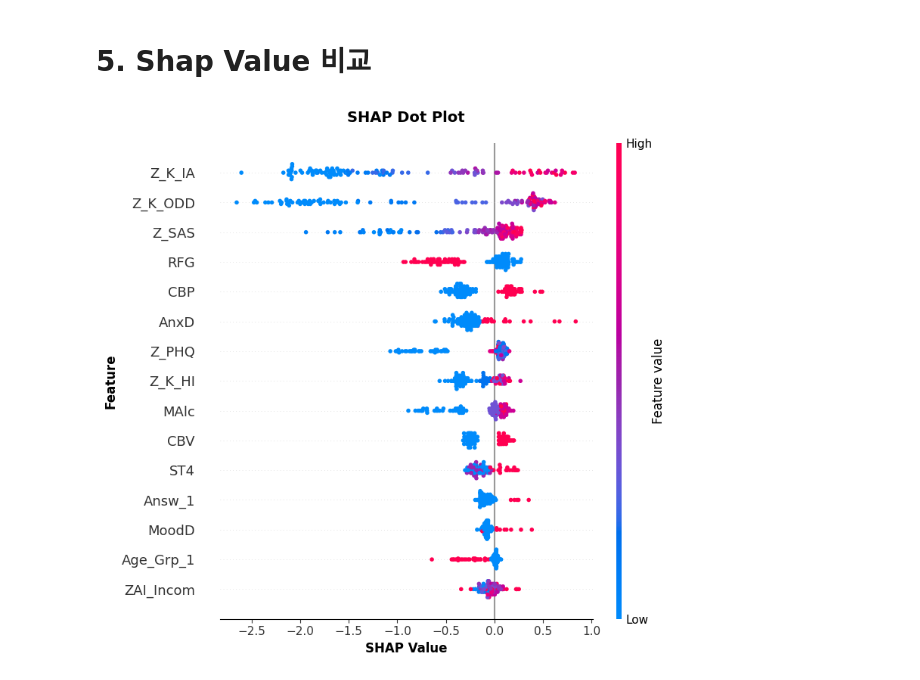
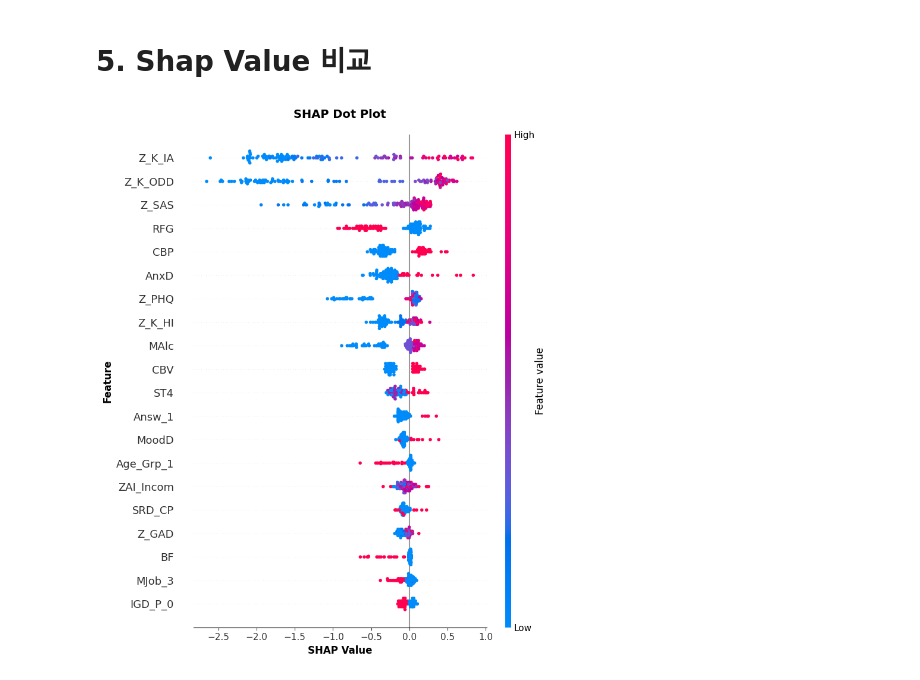
Before and after one commit to dablro12/snuh_hawkeye_ODD, a Jupyter notebook: Notebooks/3_ML_Result_Analayzer.ipynb, the cells around one changed output. Drawn from its saved outputs; the diff is of its cells as text; code cells hidden in the pictures.

```diff
--- a/Notebooks/3_ML_Result_Analayzer.ipynb
+++ b/Notebooks/3_ML_Result_Analayzer.ipynb
@@ -387,32 +387,32 @@ test_inputs = results_dict['catboost_downsample_results']['test_inputs']
 
 # SHAP values는 fold별로 리스트로 저장되어 있으므로 평균 계산
 # 각 fold의 SHAP values를 numpy array로 변환 후 평균
 shap_values_array = np.array(shap_values_list)  # (n_folds, n_samples, n_features)
 shap_values_mean = np.mean(shap_values_array, axis=0)  # (n_samples, n_features)
 
 # 한글 폰트 설정 (리눅스 기준으로 수정, 필요시 변경)
 try:
     plt.rc('font', family='DejaVu Sans')
 except:
     pass
 
 # SHAP dot plot 생성
 plt.figure(figsize=(10, 6))
 
 # summary_plot로 dot plot 생성
 shap.summary_plot(
     shap_values_mean,
     test_inputs,
     plot_type="dot",         # dot plot
     show=False,              # show=False로 설정하여 직접 제어
     color_bar=True,
-    max_display=15           # 상위 15개 feature 표시
+    # max_display=15           # 상위 15개 feature 표시
 )
 
 plt.xlabel("SHAP Value", fontsize=12, fontweight='bold')
 plt.ylabel("Feature", fontsize=12, fontweight='bold')
 plt.title("SHAP Dot Plot", fontsize=14, fontweight='bold', pad=20)
 plt.tight_layout()
 plt.show()
 # %% [output]
-[figure, old version]
+[figure, new version]
```
Also changed, not shown: parts of 3 cells of this notebook, 3 other files.
